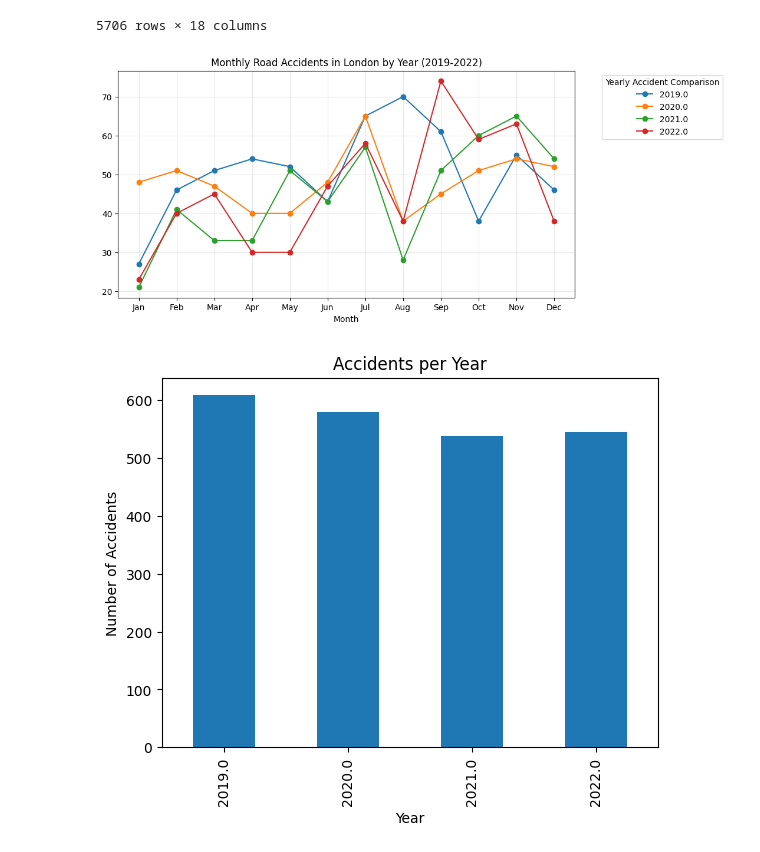
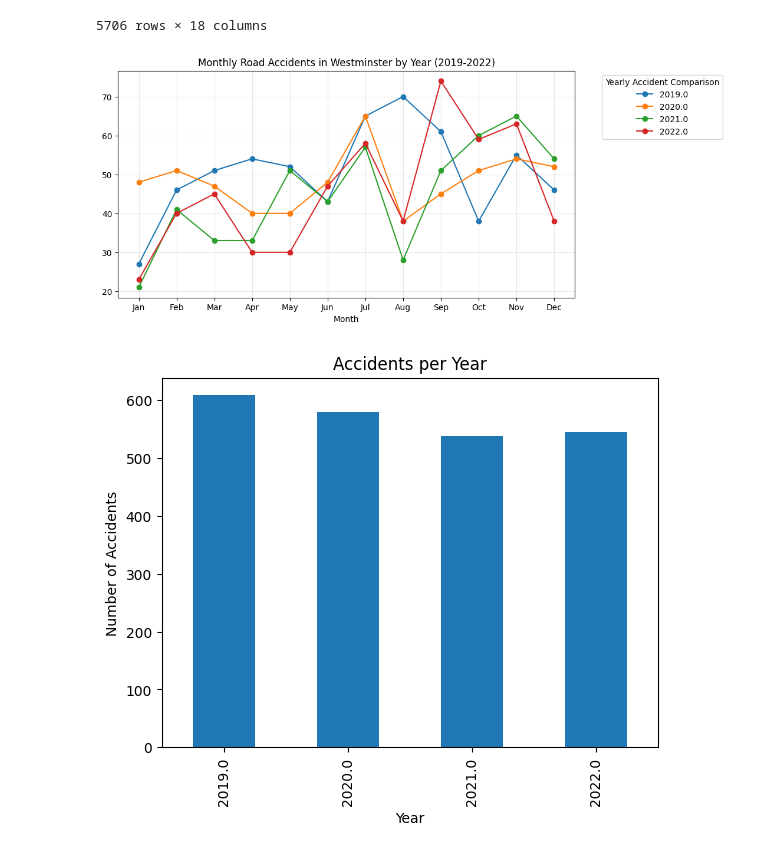
Before and after one commit to Nicole-185/ELEC03, a Jupyter notebook: Activity2.ipynb, the cells around one changed output. Cells and saved outputs as stored; diff of their text form; code cells hidden in the pictures.

```diff
--- a/Activity2.ipynb
+++ b/Activity2.ipynb
@@ -1161,19 +1234,19 @@ westminster
 # %%
 monthly_westminsterdata = westminster.groupby(['Year', 'Month']).size()
 
 monthly_westminsterdata = monthly_westminsterdata.unstack(level=0)
 
 monthly_westminsterdata.plot(
     marker='o',
     figsize=(10, 5),
-    title='Monthly Road Accidents in London by Year (2019-2022)'
+    title='Monthly Road Accidents in Westminster by Year (2019-2022)'
 )
 plt.xticks(range(1, 13), ['Jan','Feb','Mar','Apr','May','Jun','Jul','Aug','Sep','Oct','Nov','Dec'])
 plt.legend(title='Yearly Accident Comparison', bbox_to_anchor = (1.05,1), loc='upper left')
 plt.grid(alpha=0.3)
 plt.show()
 # %% [output]
-[figure, old version]
+[figure, new version]
 # %%
 # Accidents per year
 accidents_per_year = westminster['Year'].value_counts().sort_index()
```
Also changed, not shown: parts of 15 cells of this notebook.
